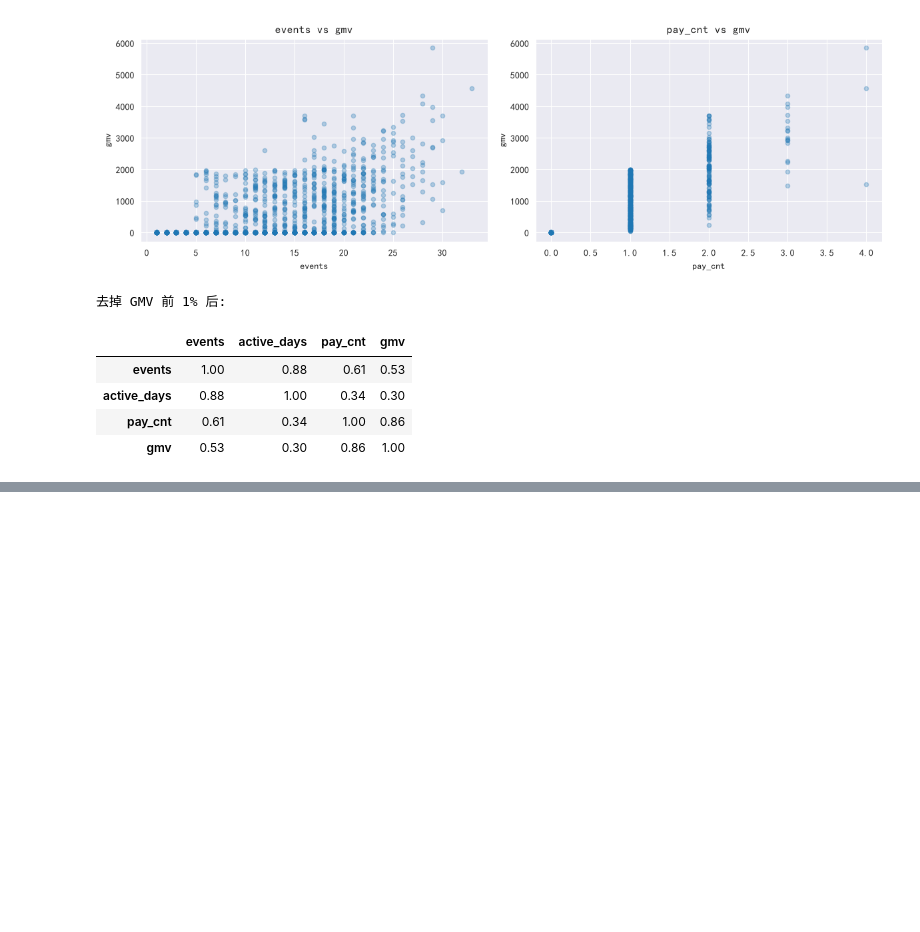
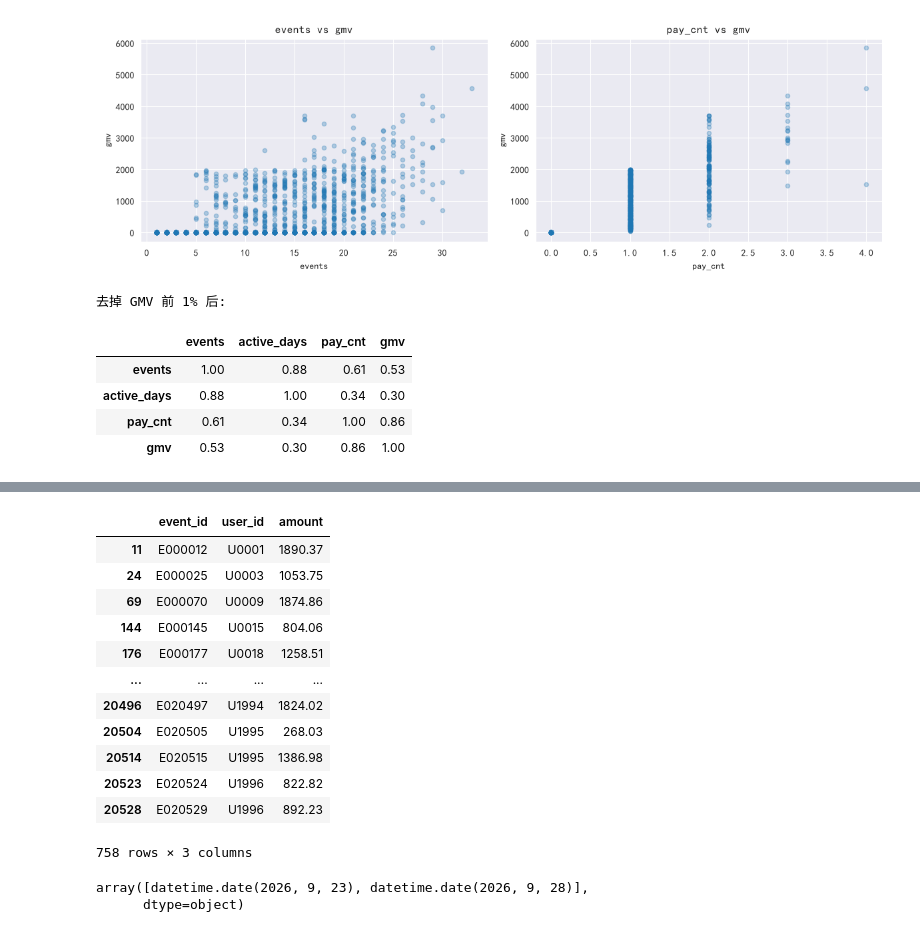
Before and after one commit to AAA-Smile/Data_Analysis_Process_Training, a Jupyter notebook: Python/analysis.ipynb, the cells around one changed output, grey strips where cells are left out. Drawn from its saved outputs; the diff is of its cells as text; code cells hidden in the pictures; blank space fills up the shorter version.

```diff
--- a/Python/analysis.ipynb
+++ b/Python/analysis.ipynb
@@ -388,0 +466,24 @@ corr_trim
+# %%
+q1, q3 = df1["amount"].quantile([0.25, 0.75])
+iqr = q3 - q1
+outliers = df1[(df1["amount"] < q1 - 1.5 * iqr) | (df1["amount"] > q3 + 1.5 * iqr)]
+outliers[["event_id", "user_id", "amount"]]
+# %% [output]
+|  | event_id | user_id | amount |
+| 11 | E000012 | U0001 | 1890.37 |
+| 24 | E000025 | U0003 | 1053.75 |
+| 69 | E000070 | U0009 | 1874.86 |
+| 144 | E000145 | U0015 | 804.06 |
+| 176 | E000177 | U0018 | 1258.51 |
+| ... | ... | ... | ... |
+| 20496 | E020497 | U1994 | 1824.02 |
+| 20504 | E020505 | U1995 | 268.03 |
+| 20514 | E020515 | U1995 | 1386.98 |
+| 20523 | E020524 | U1996 | 822.82 |
+| 20528 | E020529 | U1996 | 892.23 |
+758 rows × 3 columns
+# %%
+anomaly.index.date
+# %% [output]
+array([datetime.date(2026, 9, 23), datetime.date(2026, 9, 28)],
+      dtype=object)
```
Also changed, not shown: parts of 9 cells of this notebook, 1 other file.
